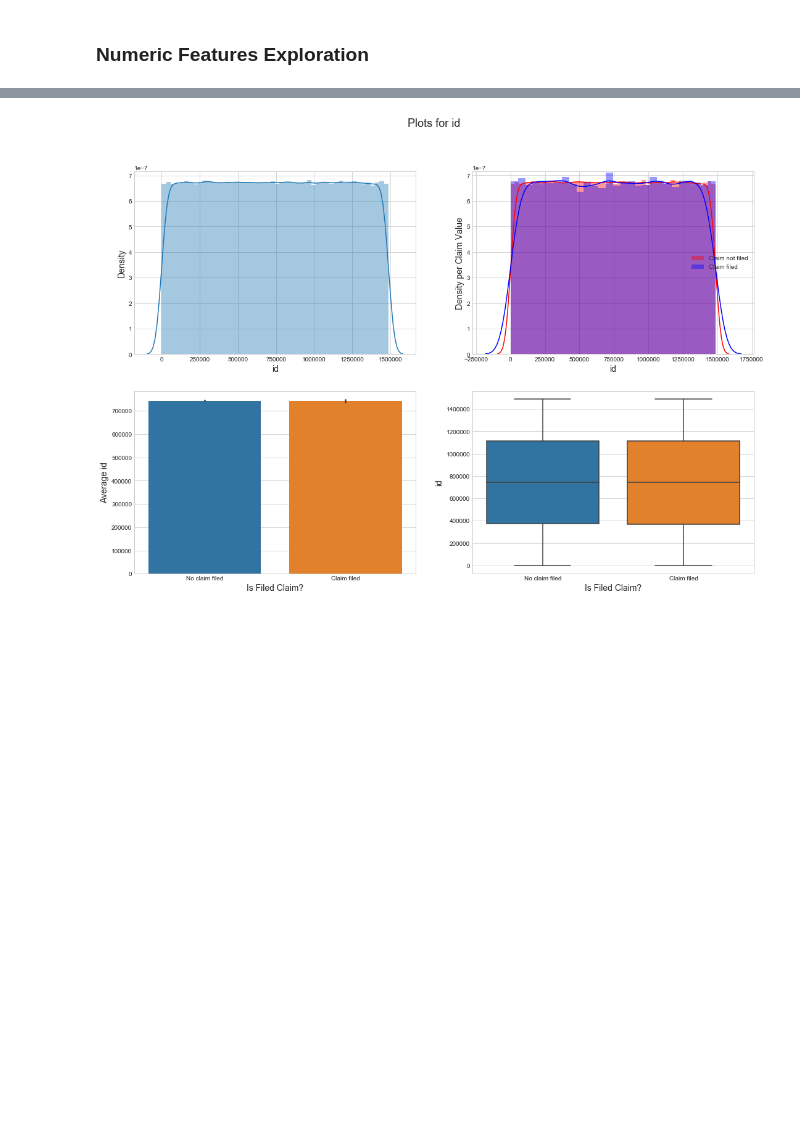
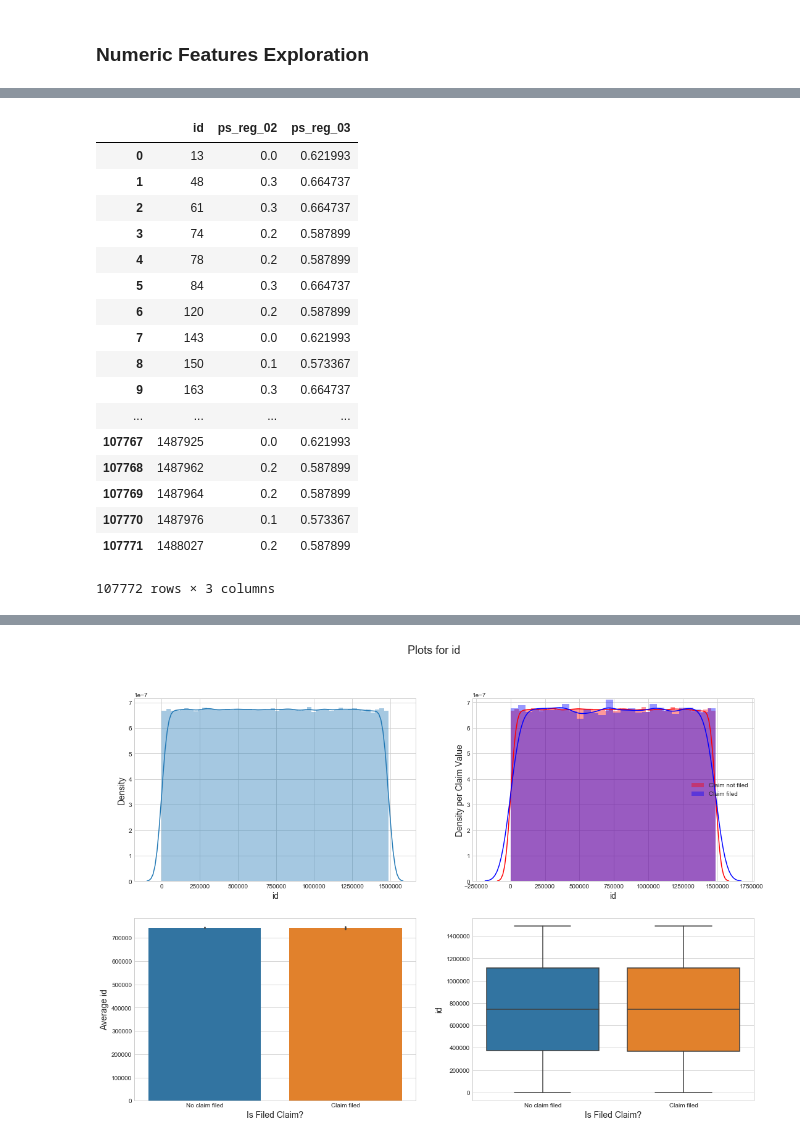
Before and after one commit to torhhu/Kaggle, a Jupyter notebook: data_exploration_notebook.ipynb, the cells around one changed output, grey strips where cells are left out. Saved outputs shown, nothing was run; the diff lists cells and outputs as text; code cells hidden in the pictures; blank space fills up the shorter version.

Commit message:
missing ps_reg_03
spending too much time figuring out how to perhaps handling missing values of ps_reg_03

```diff
--- a/data_exploration_notebook.ipynb
+++ b/data_exploration_notebook.ipynb
@@ -130,0 +205,6 @@ it seems that the _calc_ features doesn't add anything or are in any way related
+# %%
+df2 = df.groupby(['ps_reg_02', 'ps_reg_03']).size().reset_index(name='counts')
+# %%
+# this will give me the most common value of ps_reg_03 for each ps_reg_02 -> replace missing values with this?
+df2 = df2.sort_values('counts', ascending=False).drop_duplicates(['ps_reg_02'])
+df2.head()
@@ -130,0 +218,5 @@ it seems that the _calc_ features doesn't add anything or are in any way related
+# %%
+df_nan = pd.merge(df_nan, df2, on='ps_reg_02', how='left', suffixes=('_left', '_right'))
+# %%
+df_nan2 = df_nan[['id', 'ps_reg_02', 'ps_reg_03_right']]
+df_nan2.head()
@@ -130,0 +230,21 @@ it seems that the _calc_ features doesn't add anything or are in any way related
+# %%
+df_nan2.rename(index=str, columns={"ps_reg_03_right": "ps_reg_03"})
+# %% [output]
+|  | id | ps_reg_02 | ps_reg_03 |
+| 0 | 13 | 0.0 | 0.621993 |
+| 1 | 48 | 0.3 | 0.664737 |
+| 2 | 61 | 0.3 | 0.664737 |
+| 3 | 74 | 0.2 | 0.587899 |
+| 4 | 78 | 0.2 | 0.587899 |
+| 5 | 84 | 0.3 | 0.664737 |
+| 6 | 120 | 0.2 | 0.587899 |
+| 7 | 143 | 0.0 | 0.621993 |
+| 8 | 150 | 0.1 | 0.573367 |
+| 9 | 163 | 0.3 | 0.664737 |
+| ... | ... | ... | ... |
+| 107767 | 1487925 | 0.0 | 0.621993 |
+| 107768 | 1487962 | 0.2 | 0.587899 |
+| 107769 | 1487964 | 0.2 | 0.587899 |
+| 107770 | 1487976 | 0.1 | 0.573367 |
+| 107771 | 1488027 | 0.2 | 0.587899 |
+107772 rows × 3 columns
```
Also changed, not shown: parts of 19 cells of this notebook, 1 other file.
